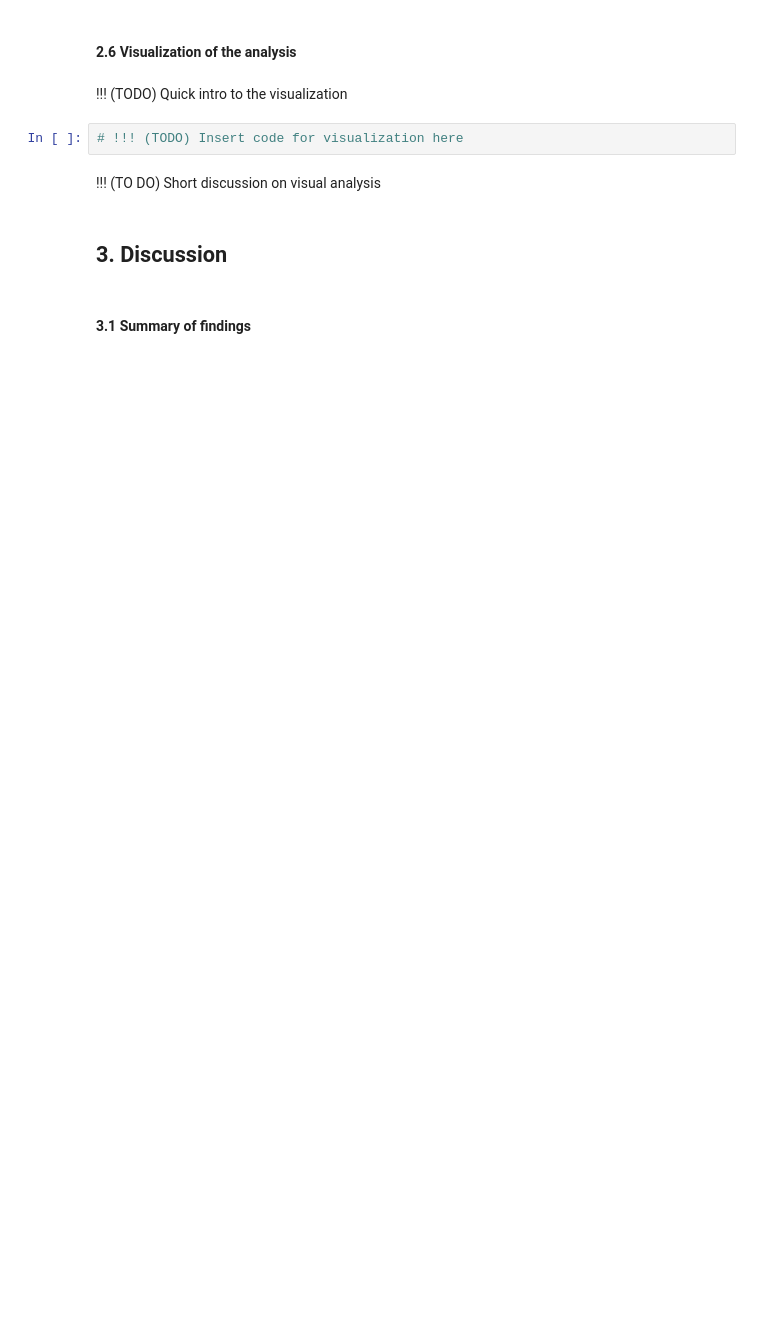
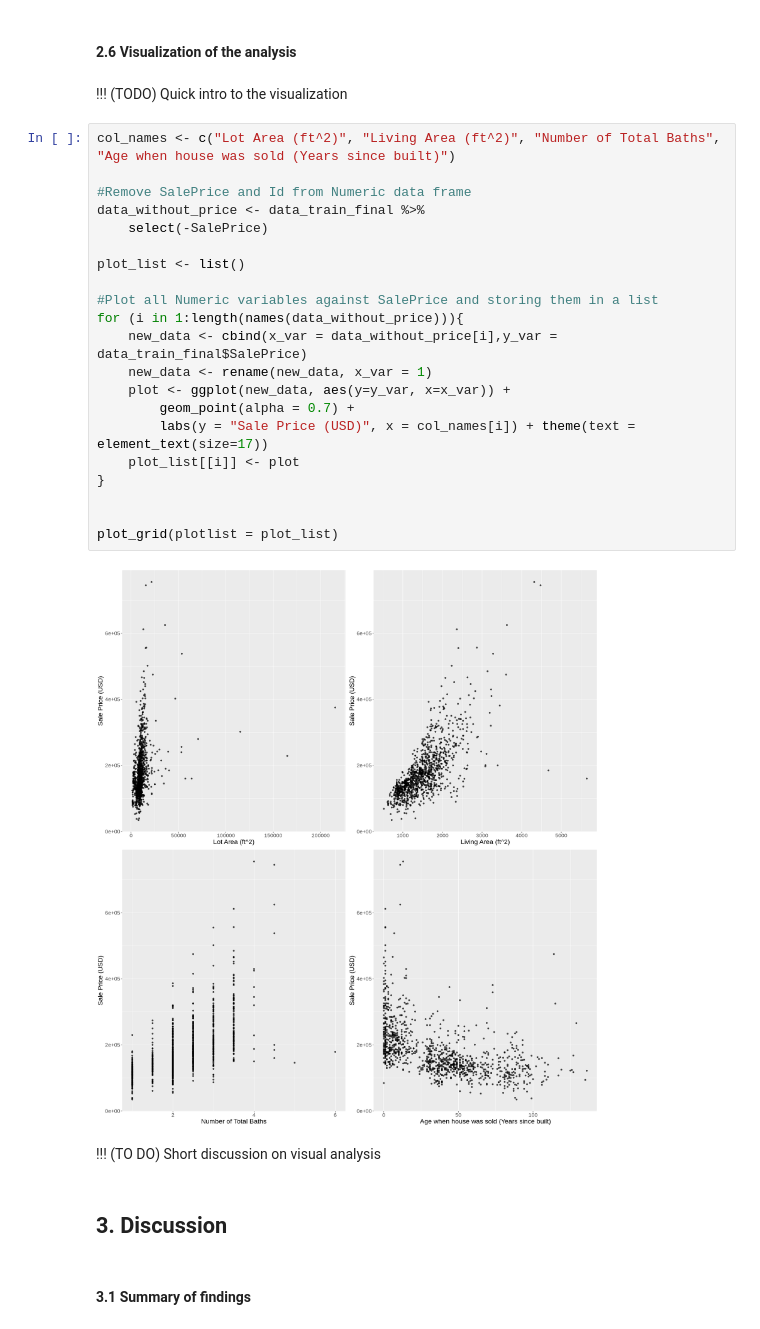
Before and after one commit to jerdavies/home-price-regression, a Jupyter notebook: Group-Project-Report.ipynb, the cells around one changed output. Drawn from its saved outputs; the diff is of its cells as text; blank space fills up the shorter version.

```diff
--- a/Group-Project-Report.ipynb
+++ b/Group-Project-Report.ipynb
@@ -248,8 +240,29 @@ ERROR: Error in homes_fit %>% predict(...) %>% bind_cols(...) %>% metrics(truth
 #### 2.6 Visualization of the analysis
 # %% [markdown]
 !!! (TODO) Quick intro to the visualization
-# %%
-# !!! (TODO) Insert code for visualization here
+# %%
+col_names <- c("Lot Area (ft^2)", "Living Area (ft^2)", "Number of Total Baths", "Age when house was sold (Years since built)")
+
+#Remove SalePrice and Id from Numeric data frame
+data_without_price <- data_train_final %>%
+    select(-SalePrice)
+
+plot_list <- list()
+
+#Plot all Numeric variables against SalePrice and storing them in a list
+for (i in 1:length(names(data_without_price))){
+    new_data <- cbind(x_var = data_without_price[i],y_var = data_train_final$SalePrice)
+    new_data <- rename(new_data, x_var = 1)
+    plot <- ggplot(new_data, aes(y=y_var, x=x_var)) +
+        geom_point(alpha = 0.7) +
+        labs(y = "Sale Price (USD)", x = col_names[i]) + theme(text = element_text(size=17))
+    plot_list[[i]] <- plot
+}
+
+
+plot_grid(plotlist = plot_list)
+# %% [output]
+[figure, added]
 # %% [markdown]
 !!! (TO DO) Short discussion on visual analysis
 # %% [markdown]
```
Also changed, not shown: parts of 16 cells of this notebook.
